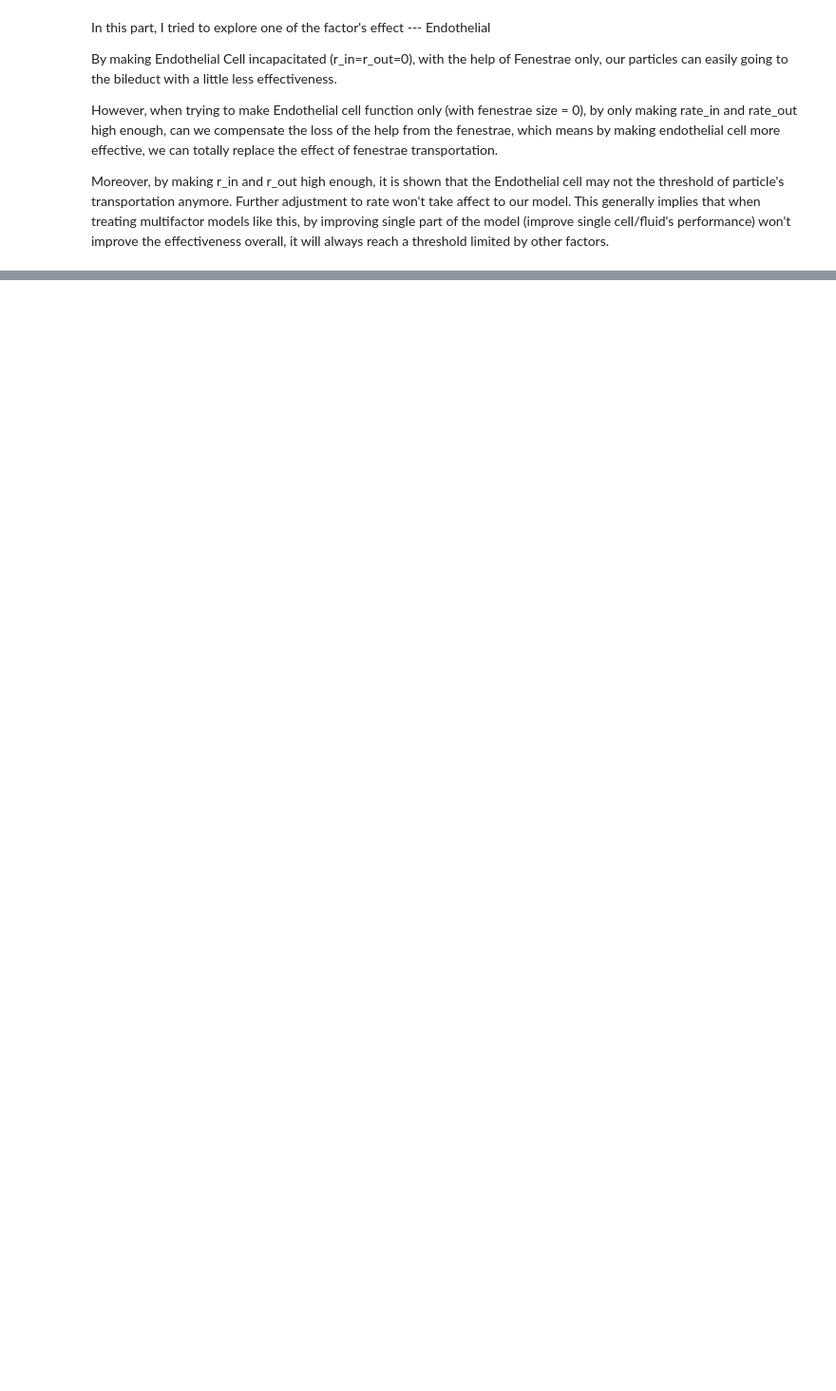
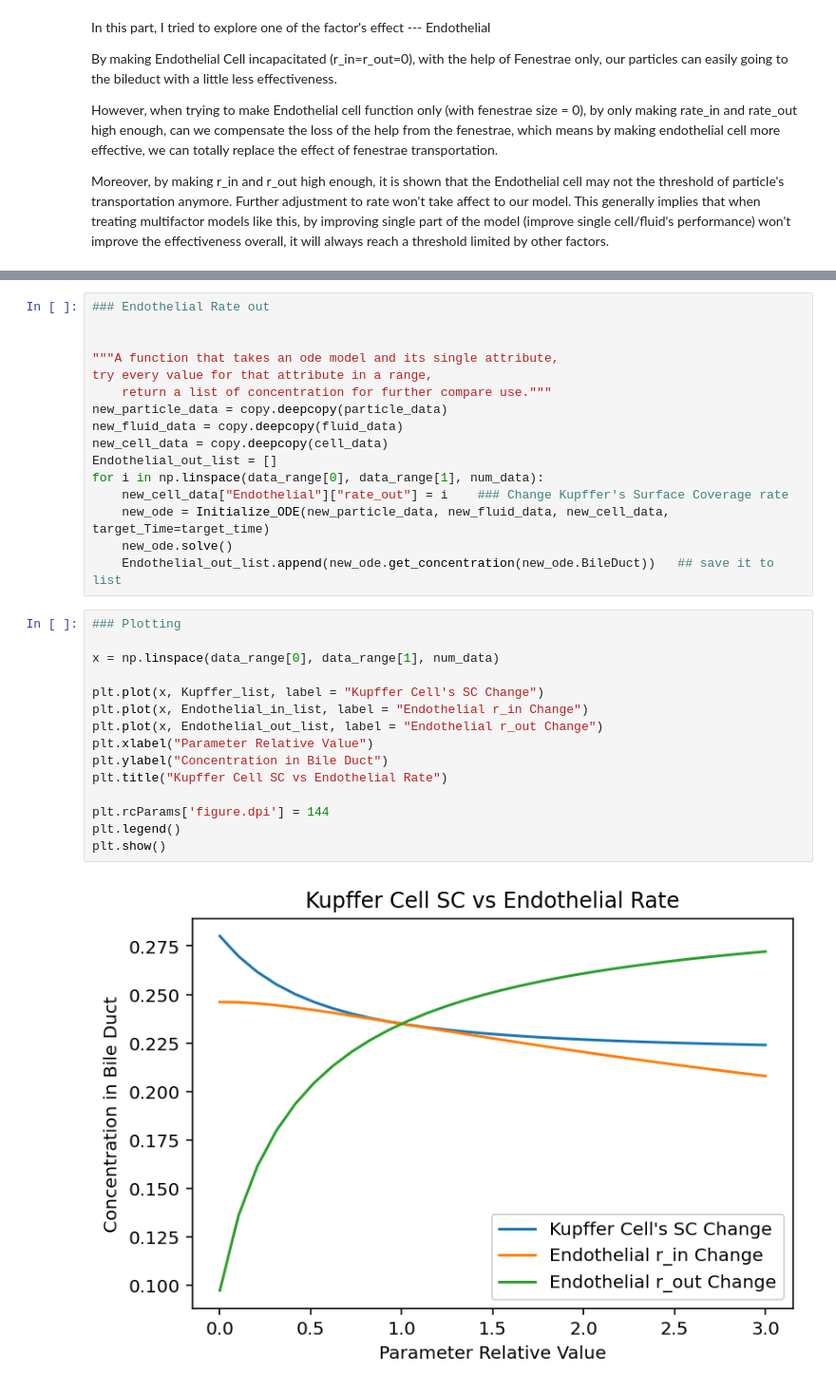
Before and after one commit to lich2000117/NanoParticles-Modelling, a Jupyter notebook: Code/Final_Model.ipynb, the cells around one changed output, grey strips where cells are left out. Shown at 95% size. Saved outputs shown, nothing was run; the diff lists cells and outputs as text; blank space fills up the shorter version.

Commit message:
Add method to compare the importance of different factors

```diff
--- a/Code/Final_Model.ipynb
+++ b/Code/Final_Model.ipynb
@@ -858,0 +947,33 @@ This generally implies that when treating multifactor models like this, by impro
+# %%
+### Endothelial Rate out
+
+
+"""A function that takes an ode model and its single attribute,
+try every value for that attribute in a range,
+    return a list of concentration for further compare use."""
+new_particle_data = copy.deepcopy(particle_data)
+new_fluid_data = copy.deepcopy(fluid_data)
+new_cell_data = copy.deepcopy(cell_data)
+Endothelial_out_list = []
+for i in np.linspace(data_range[0], data_range[1], num_data):
+    new_cell_data["Endothelial"]["rate_out"] = i    ### Change Kupffer's Surface Coverage rate
+    new_ode = Initialize_ODE(new_particle_data, new_fluid_data, new_cell_data, target_Time=target_time)
+    new_ode.solve()
+    Endothelial_out_list.append(new_ode.get_concentration(new_ode.BileDuct))   ## save it to list
+# %%
+### Plotting
+
+x = np.linspace(data_range[0], data_range[1], num_data)
+
+plt.plot(x, Kupffer_list, label = "Kupffer Cell's SC Change")
+plt.plot(x, Endothelial_in_list, label = "Endothelial r_in Change")
+plt.plot(x, Endothelial_out_list, label = "Endothelial r_out Change")
+plt.xlabel("Parameter Relative Value")
+plt.ylabel("Concentration in Bile Duct")
+plt.title("Kupffer Cell SC vs Endothelial Rate")
+
+plt.rcParams['figure.dpi'] = 144
+plt.legend()
+plt.show()
+# %% [output]
+[figure, added]
```
Also changed, not shown: parts of 4 cells of this notebook.
